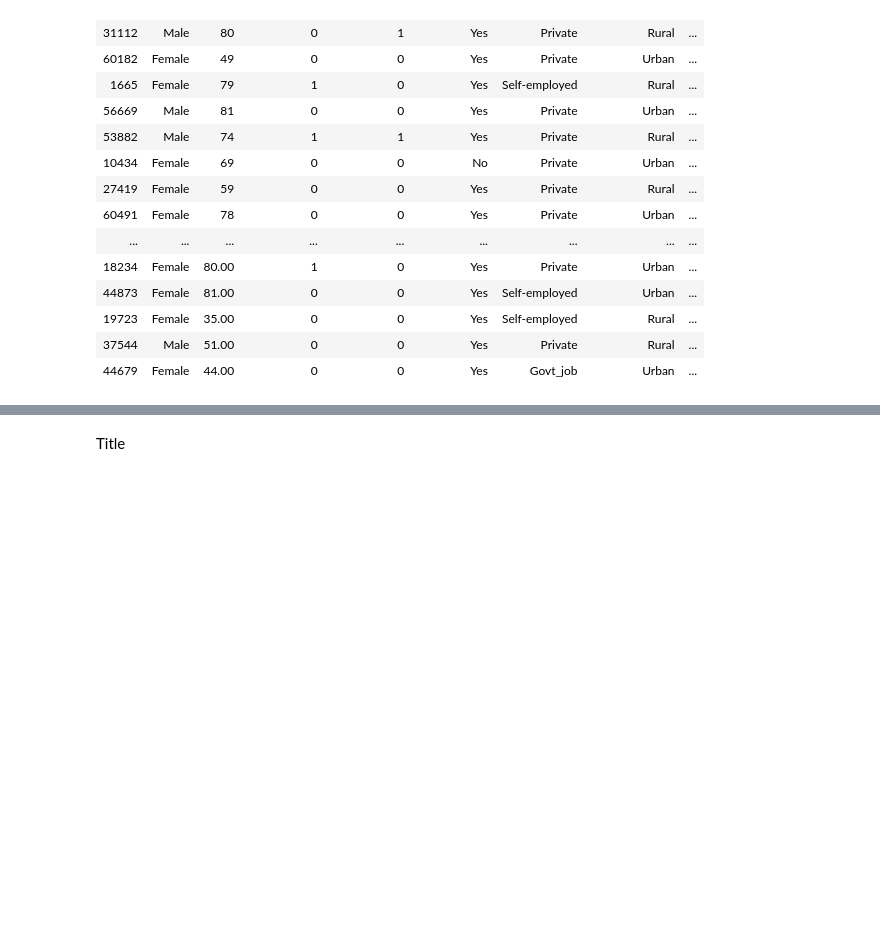
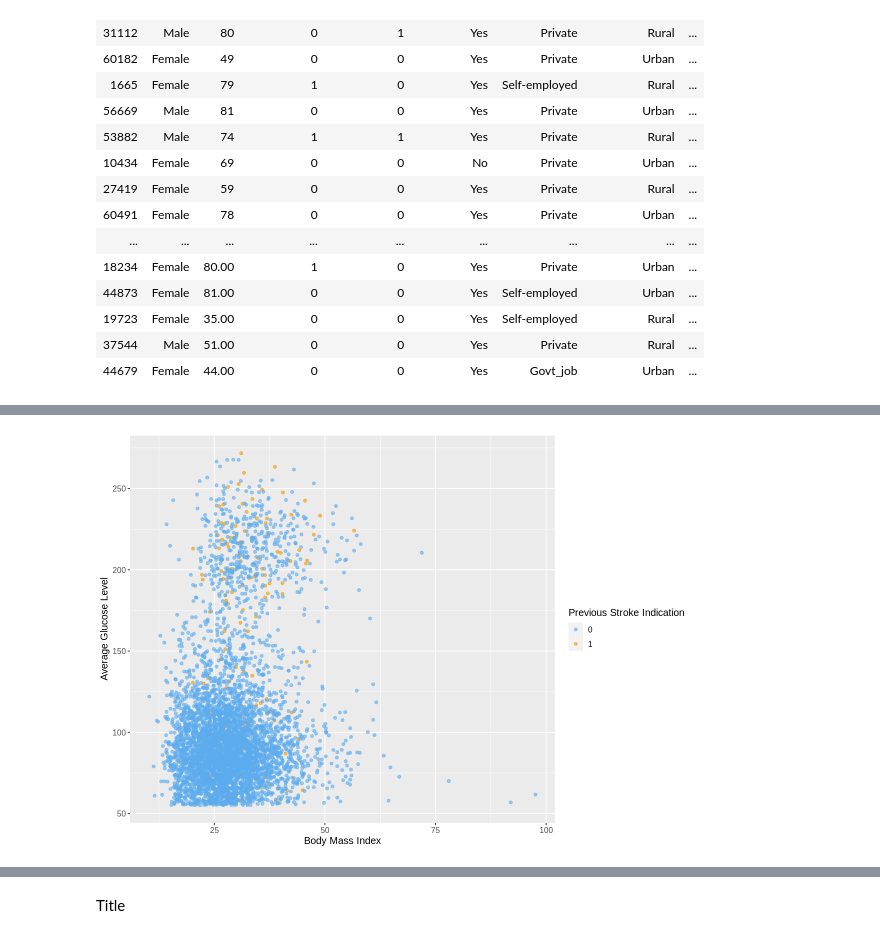
Before and after one commit to jordanjzhao/data-science-stroke-prediction, a Jupyter notebook: project_proposal.ipynb, the cells around one changed output, grey strips where cells are left out. Cells and saved outputs as stored; diff of their text form; code cells hidden in the pictures; blank space fills up the shorter version.

Commit message:
Layout of data summarization and visualization for review

```diff
--- a/project_proposal.ipynb
+++ b/project_proposal.ipynb
@@ -63,0 +102,12 @@ A spec_tbl_df: 5110 × 12
+# %%
+# If working on gender, ever_married, work_type, Residence_type, smoking_status, and stroke as categorical statistical variables
+# need to convert them to a factor
+stroke_data <- stroke_data %>%
+    mutate(gender = as_factor(gender)) %>%
+    mutate(ever_married = as_factor(ever_married)) %>%
+    mutate(work_type = as_factor(work_type)) %>%
+    mutate(Residence_type = as_factor(Residence_type)) %>%
+    mutate(smoking_status = as_factor(smoking_status)) %>%
+    mutate(bmi = as.double(bmi)) %>%
+    mutate(stroke = as_factor(stroke))
+glimpse(stroke_data)
@@ -63,0 +170,13 @@ A spec_tbl_df: 5110 × 12
+# %%
+options(repr.plot.width = 8, repr.plot.width= 10)
+# Scatter plot visualization of the relationship between the ***VARIABLES OF INTEREST***
+# bmi and avg_glucose_level
+bmi_avg_gluc <- stroke_data %>%
+    ggplot(aes(x = bmi, y = avg_glucose_level, color = stroke)) +
+    geom_point(alpha = 0.6) +
+    labs(x = "Body Mass Index", y = "Average Glucose Level", color = "Previous Stroke Indication") +
+    scale_color_manual(labels = c(0, 1),
+                       values = c("steelblue2", "orange2")) +
+    theme(text = element_text(size = 12))
+bmi_avg_gluc
+# %% [output]
@@ -63,0 +185 @@ A spec_tbl_df: 5110 × 12
+[figure, added]
```
Also changed, not shown: parts of 14 cells of this notebook.
